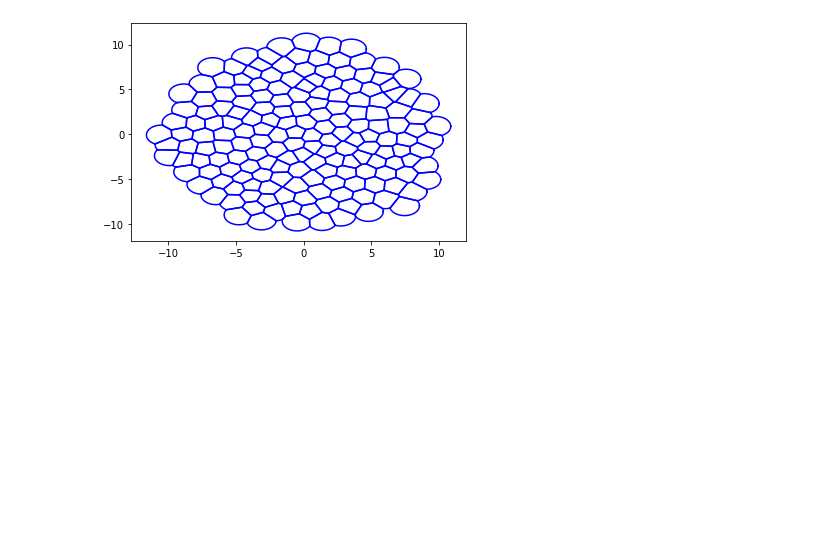
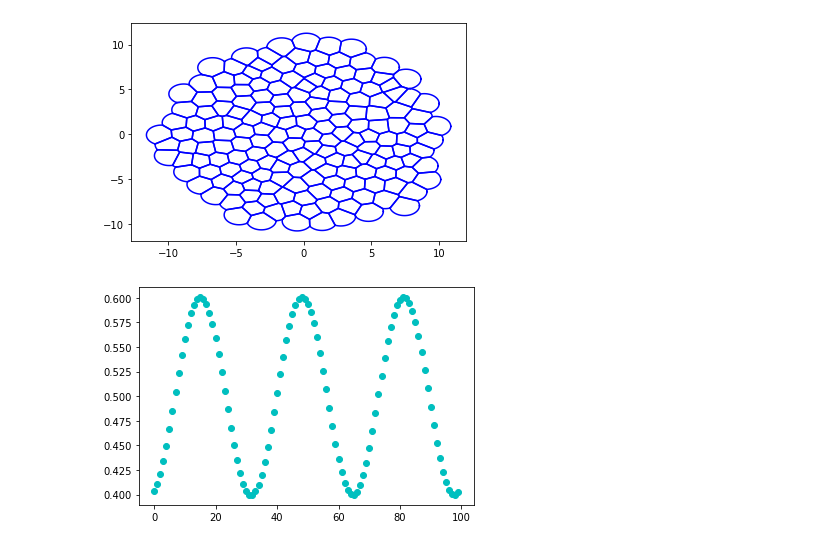
Before and after one commit to SchardtS/Cell-Differentiation, a Jupyter notebook: Testing Ground.ipynb, the cells around one changed output. Cells and saved outputs as stored; diff of their text form; code cells hidden in the pictures; blank space fills up the shorter version.

```diff
--- a/Testing Ground.ipynb
+++ b/Testing Ground.ipynb
@@ -140,3 +144,32 @@ for i in range(len(FVmesh.Poly)):
 #plt.scatter(FVmesh.Poly[:,0],FVmesh.Poly[:,1])
 # %% [output]
 [figure]
+# %%
+import numpy as np
+import matplotlib.pyplot as plt
+
+x0 = 0.2
+y0 = -0.2
+x = 0.2
+y = -0.2
+
+a=0.2
+dV = lambda x,y: 2*a*(np.exp(-2*a*(np.abs(x-y)-0.5)) - np.exp(-a*(np.abs(x-y)-0.5)))
+dV = lambda x,y: -a*(np.abs(x-y)-0.5)
+
+dt = 0.3
+for i in range(100):
+    xnew = 2*x - x0 + dt**2*dV(x,y)*(x-y)/np.abs(x-y)
+    ynew = 2*y - y0 + dt**2*dV(x,y)*(y-x)/np.abs(x-y)
+
+    #xnew = (2*x - x0)/(1+dt**2) - dt**2/(1+dt**2)*(-y-0.5)
+    #ynew = (2*y - y0)/(1+dt**2) - dt**2/(1+dt**2)*(-x+0.5)
+    #xnew = 2*x
+
+    x0 = x
+    y0 = y
+    x = xnew
+    y = ynew
+    plt.scatter(i,x-y,color = 'c')
+# %% [output]
+[figure, added]
```
Also changed, not shown: parts of 2 cells of this notebook, 38 other files.
